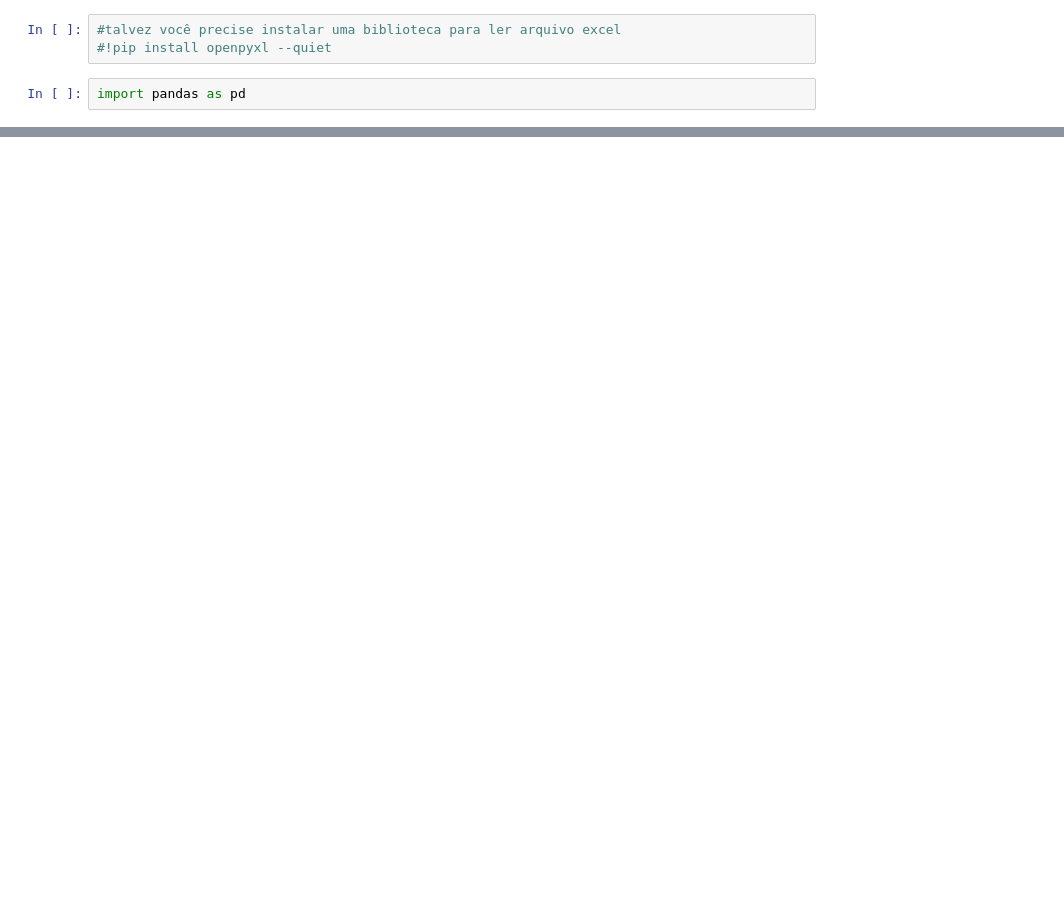
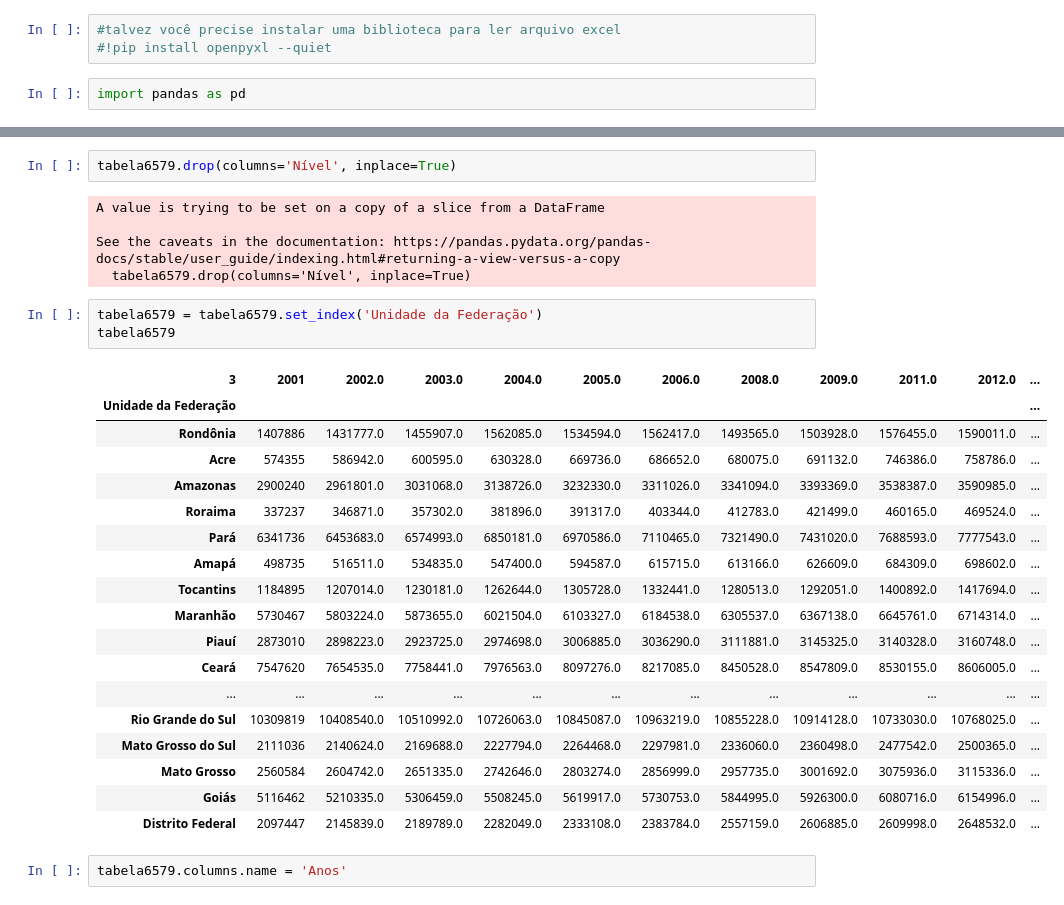
Before and after one commit to liliancsm/education-master, a Jupyter notebook: bootcamp/day 08/notebook_aula/ffill.ipynb, the cells around one changed output, grey strips where cells are left out. Drawn from its saved outputs; the diff is of its cells as text; blank space fills up the shorter version.

```diff
--- a/bootcamp/day 08/notebook_aula/ffill.ipynb
+++ b/bootcamp/day 08/notebook_aula/ffill.ipynb
@@ -25,0 +123,31 @@ tabela6579
+# %%
+tabela6579.drop(columns='Nível', inplace=True)
+# %% [output]
+A value is trying to be set on a copy of a slice from a DataFrame
+
+See the caveats in the documentation: https://pandas.pydata.org/pandas-docs/stable/user_guide/indexing.html#returning-a-view-versus-a-copy
+  tabela6579.drop(columns='Nível', inplace=True)
+# %%
+tabela6579 = tabela6579.set_index('Unidade da Federação')
+tabela6579
+# %% [output]
+| 3 | 2001 | 2002.0 | 2003.0 | 2004.0 | 2005.0 | 2006.0 | 2008.0 | 2009.0 | 2011.0 | 2012.0 | ... |
+| Unidade da Federação |  |  |  |  |  |  |  |  |  |  | ... |
+| Rondônia | 1407886 | 1431777.0 | 1455907.0 | 1562085.0 | 1534594.0 | 1562417.0 | 1493565.0 | 1503928.0 | 1576455.0 | 1590011.0 | ... |
+| Acre | 574355 | 586942.0 | 600595.0 | 630328.0 | 669736.0 | 686652.0 | 680075.0 | 691132.0 | 746386.0 | 758786.0 | ... |
+| Amazonas | 2900240 | 2961801.0 | 3031068.0 | 3138726.0 | 3232330.0 | 3311026.0 | 3341094.0 | 3393369.0 | 3538387.0 | 3590985.0 | ... |
+| Roraima | 337237 | 346871.0 | 357302.0 | 381896.0 | 391317.0 | 403344.0 | 412783.0 | 421499.0 | 460165.0 | 469524.0 | ... |
+| Pará | 6341736 | 6453683.0 | 6574993.0 | 6850181.0 | 6970586.0 | 7110465.0 | 7321490.0 | 7431020.0 | 7688593.0 | 7777543.0 | ... |
+| Amapá | 498735 | 516511.0 | 534835.0 | 547400.0 | 594587.0 | 615715.0 | 613166.0 | 626609.0 | 684309.0 | 698602.0 | ... |
+| Tocantins | 1184895 | 1207014.0 | 1230181.0 | 1262644.0 | 1305728.0 | 1332441.0 | 1280513.0 | 1292051.0 | 1400892.0 | 1417694.0 | ... |
+| Maranhão | 5730467 | 5803224.0 | 5873655.0 | 6021504.0 | 6103327.0 | 6184538.0 | 6305537.0 | 6367138.0 | 6645761.0 | 6714314.0 | ... |
+| Piauí | 2873010 | 2898223.0 | 2923725.0 | 2974698.0 | 3006885.0 | 3036290.0 | 3111881.0 | 3145325.0 | 3140328.0 | 3160748.0 | ... |
+| Ceará | 7547620 | 7654535.0 | 7758441.0 | 7976563.0 | 8097276.0 | 8217085.0 | 8450528.0 | 8547809.0 | 8530155.0 | 8606005.0 | ... |
+| ... | ... | ... | ... | ... | ... | ... | ... | ... | ... | ... | ... |
+| Rio Grande do Sul | 10309819 | 10408540.0 | 10510992.0 | 10726063.0 | 10845087.0 | 10963219.0 | 10855228.0 | 10914128.0 | 10733030.0 | 10768025.0 | ... |
+| Mato Grosso do Sul | 2111036 | 2140624.0 | 2169688.0 | 2227794.0 | 2264468.0 | 2297981.0 | 2336060.0 | 2360498.0 | 2477542.0 | 2500365.0 | ... |
+| Mato Grosso | 2560584 | 2604742.0 | 2651335.0 | 2742646.0 | 2803274.0 | 2856999.0 | 2957735.0 | 3001692.0 | 3075936.0 | 3115336.0 | ... |
+| Goiás | 5116462 | 5210335.0 | 5306459.0 | 5508245.0 | 5619917.0 | 5730753.0 | 5844995.0 | 5926300.0 | 6080716.0 | 6154996.0 | ... |
+| Distrito Federal | 2097447 | 2145839.0 | 2189789.0 | 2282049.0 | 2333108.0 | 2383784.0 | 2557159.0 | 2606885.0 | 2609998.0 | 2648532.0 | ... |
+# %%
+tabela6579.columns.name = 'Anos'
```
Also changed, not shown: parts of 9 cells of this notebook.
